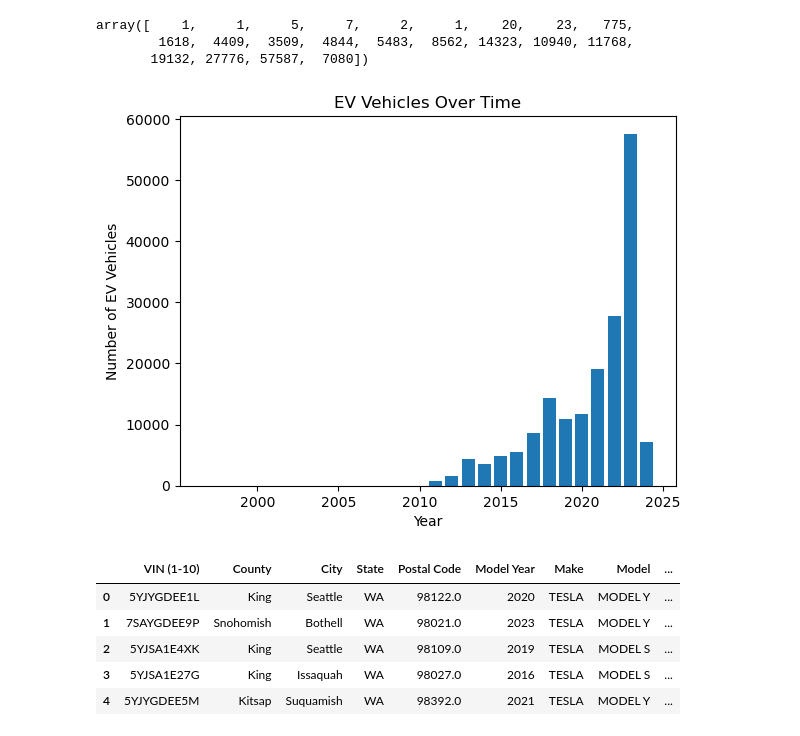
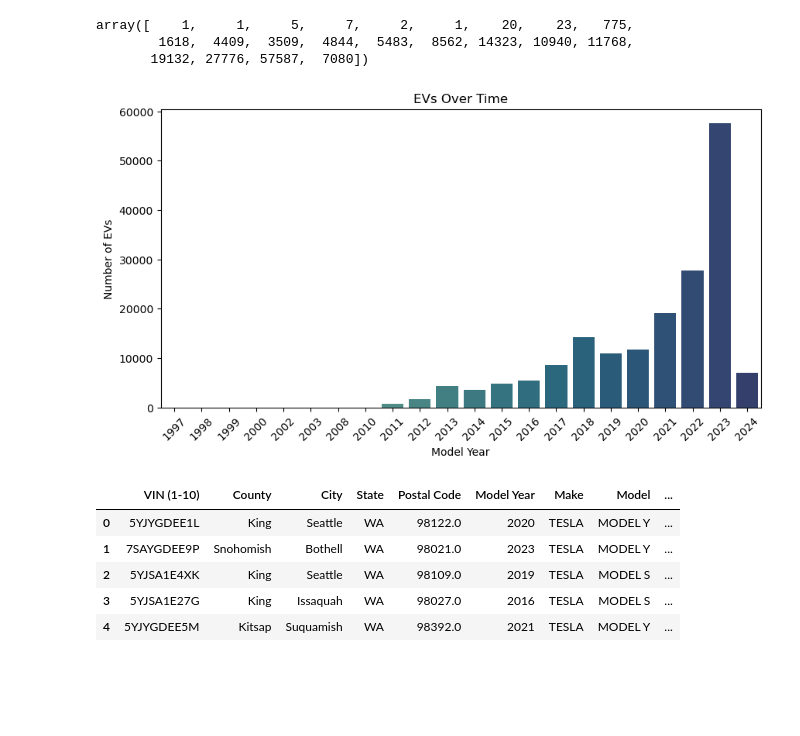
Before and after one commit to divya-manirajan/ExampleDataAnalysis, a Jupyter notebook: Practice.ipynb, the cells around one changed output. Saved outputs shown, nothing was run; the diff lists cells and outputs as text; code cells hidden in the pictures; blank space fills up the shorter version.

```diff
--- a/Practice.ipynb
+++ b/Practice.ipynb
@@ -141,18 +142,19 @@ array([    1,     1,     5,     7,     2,     1,    20,    23,   775,
        19132, 27776, 57587,  7080])
 # %%
 import matplotlib.pyplot as plt
+import seaborn as sns
 
-x_values = ev_data_by_year.index
-y_values = ev_data_by_year.values
+plt.figure(figsize=(10,5))
+sns.barplot(x=x_values, y=y_values, palette="crest")
 
-plt.bar(x_values, y_values)
-plt.title("EV Vehicles Over Time")
-plt.xlabel("Year")
-plt.ylabel("Number of EV Vehicles")
+plt.title("EVs Over Time")
+plt.xlabel("Model Year")
+plt.ylabel("Number of EVs")
+plt.xticks(rotation=45)
 
 plt.show()
 # %% [output]
-[figure, old version]
+[figure, new version]
 # %%
 ev_data.head()
 # %% [output]
```
Also changed, not shown: parts of 3 cells of this notebook, 1 other file.
